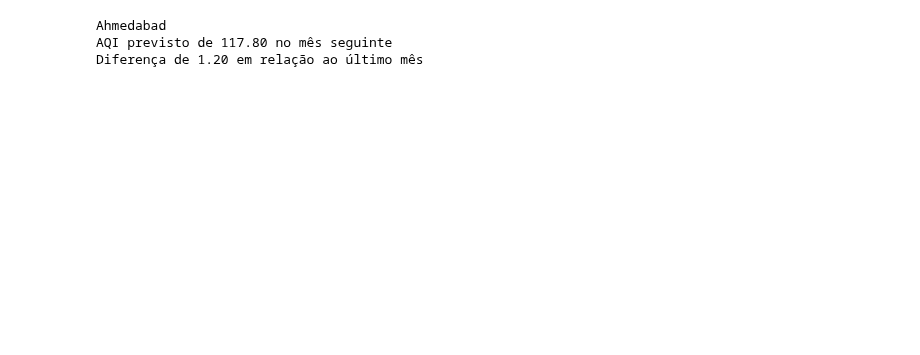
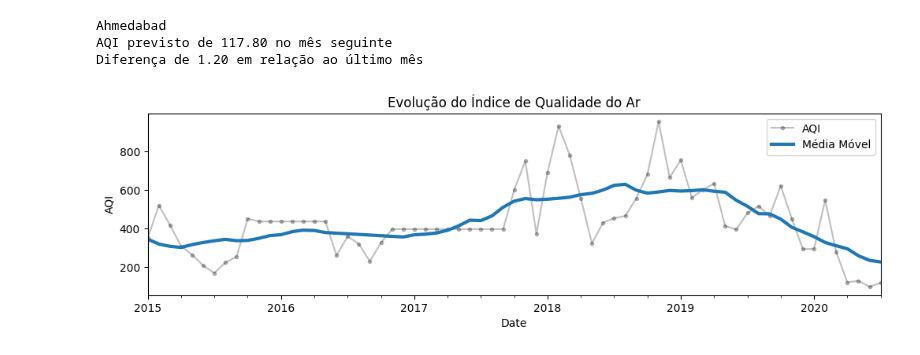
Before and after one commit to raphaelramosds/dca3501-project, a Jupyter notebook: assignments/Trabalho 3 - Aprendizagem de Maquina.ipynb, the cells around one changed output. Saved outputs shown, nothing was run; the diff lists cells and outputs as text; code cells hidden in the pictures; blank space fills up the shorter version.

Commit message:
feat: add moving average

```diff
--- a/assignments/Trabalho 3 - Aprendizagem de Maquina.ipynb
+++ b/assignments/Trabalho 3 - Aprendizagem de Maquina.ipynb
@@ -186,3 +186,16 @@ print(f"Diferença de {diff:.2f} em relação ao último mês")
 Ahmedabad
 AQI previsto de 117.80 no mês seguinte
 Diferença de 1.20 em relação ao último mês
+# %%
+# Média móvel do AQI
+aqi_trend = average_aqi.rolling(
+    window=12,
+    center=True,
+    min_periods=6,
+).mean()
+
+ax = y.plot(**plot_params, title="Evolução do Índice de Qualidade do Ar", ylabel="AQI")
+ax = aqi_trend.plot(ax = ax, linewidth=3, label="Média Móvel")
+ax.legend();
+# %% [output]
+[figure, added]
```
Also changed, not shown: parts of 2 cells of this notebook.
